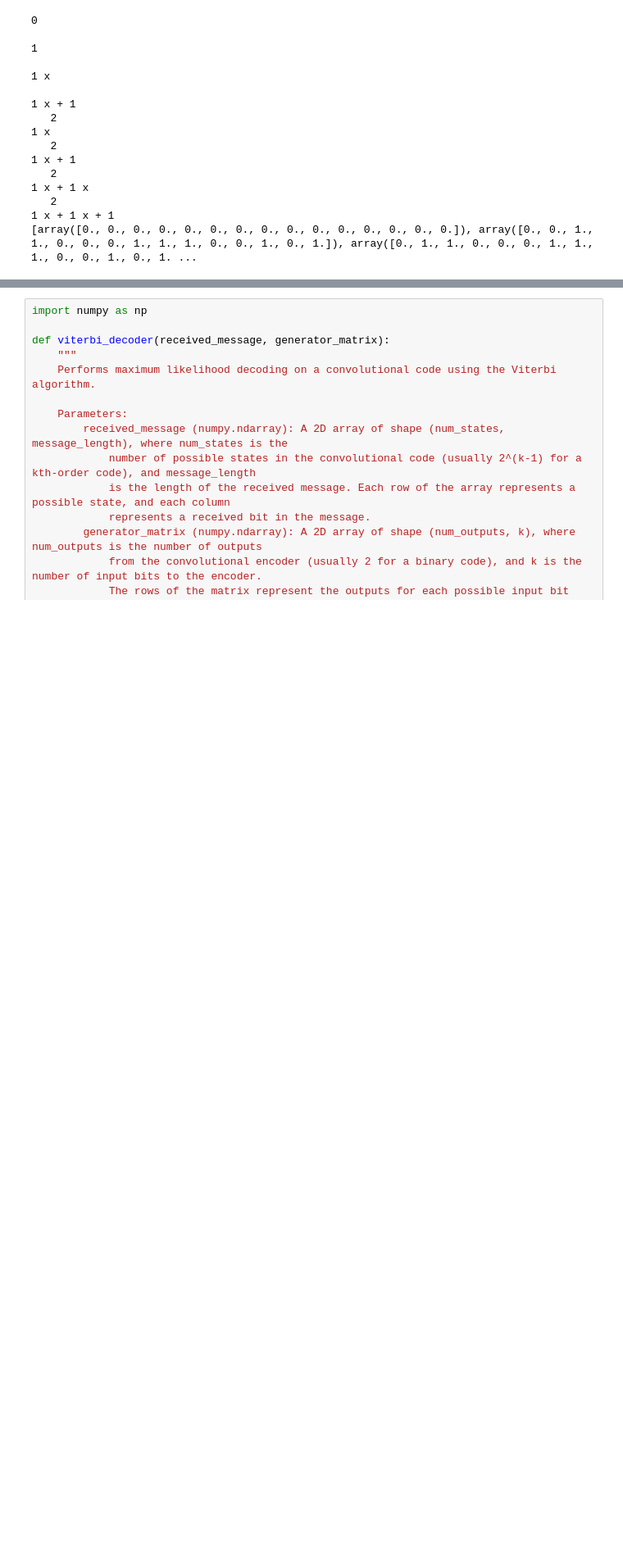
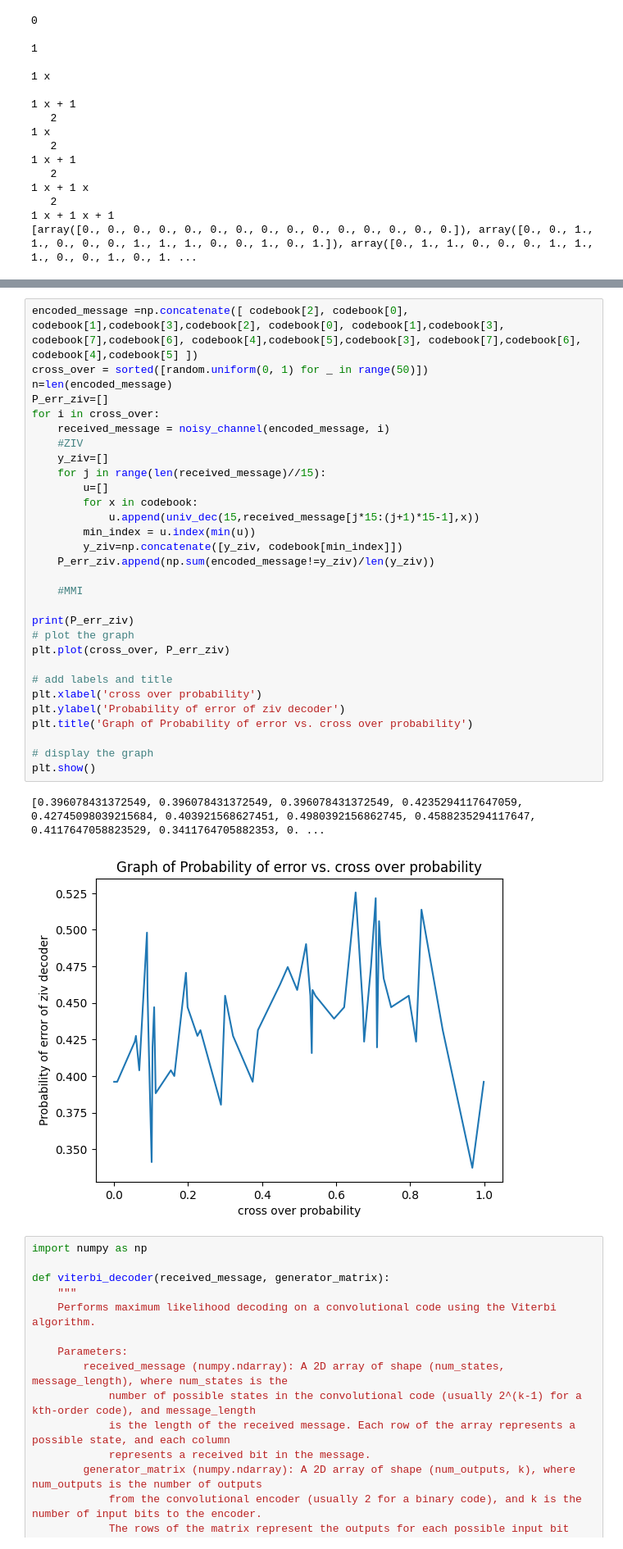
Before and after one commit to acidblack135/Projet, a Jupyter notebook: 24.ipynb, the cells around one changed output, grey strips where cells are left out. Shown: that part at 82% size. Cells and saved outputs as stored; diff of their text form; blank space fills up the shorter version.

```diff
--- a/24.ipynb
+++ b/24.ipynb
@@ -96,3 +138,36 @@ Received message: [1. 1. 0. 1. 0. 1. 1. 1. 0. 0. 0. 1. 0. 1. 0. 0. 0. 0. 0. 0. 0
+# %%
+encoded_message =np.concatenate([ codebook[2], codebook[0], codebook[1],codebook[3],codebook[2], codebook[0], codebook[1],codebook[3], codebook[7],codebook[6], codebook[4],codebook[5],codebook[3], codebook[7],codebook[6], codebook[4],codebook[5] ])
+cross_over = sorted([random.uniform(0, 1) for _ in range(50)])
+n=len(encoded_message)
+P_err_ziv=[]
+for i in cross_over:
+    received_message = noisy_channel(encoded_message, i)
+    #ZIV
+    y_ziv=[]
+    for j in range(len(received_message)//15):
+        u=[]
+        for x in codebook:
+            u.append(univ_dec(15,received_message[j*15:(j+1)*15-1],x))
+        min_index = u.index(min(u))
+        y_ziv=np.concatenate([y_ziv, codebook[min_index]])
+    P_err_ziv.append(np.sum(encoded_message!=y_ziv)/len(y_ziv))
+
+    #MMI
+
+print(P_err_ziv)
+# plot the graph
+plt.plot(cross_over, P_err_ziv)
+
+# add labels and title
+plt.xlabel('cross over probability')
+plt.ylabel('Probability of error of ziv decoder')
+plt.title('Graph of Probability of error vs. cross over probability')
+
+# display the graph
+plt.show()
+# %% [output]
+[0.396078431372549, 0.396078431372549, 0.396078431372549, 0.4235294117647059, 0.42745098039215684, 0.403921568627451, 0.4980392156862745, 0.4588235294117647, 0.4117647058823529, 0.3411764705882353, 0. ...
+[figure, added]
 # %%
 import numpy as np
 
```
Also changed, not shown: parts of 4 cells of this notebook.
